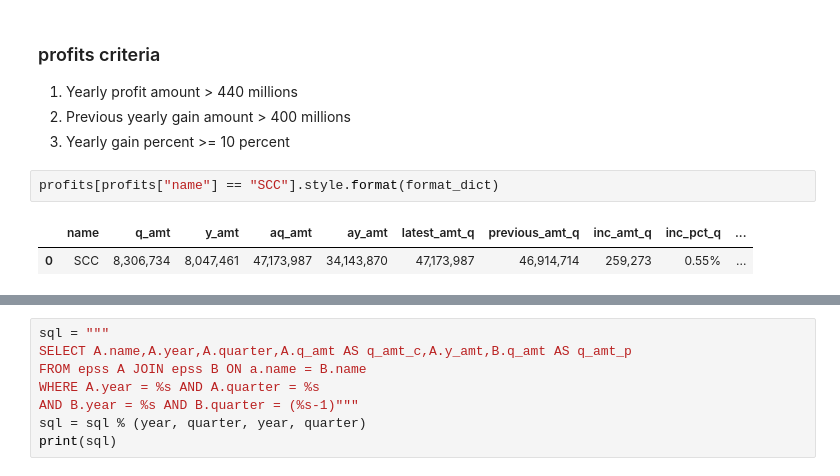
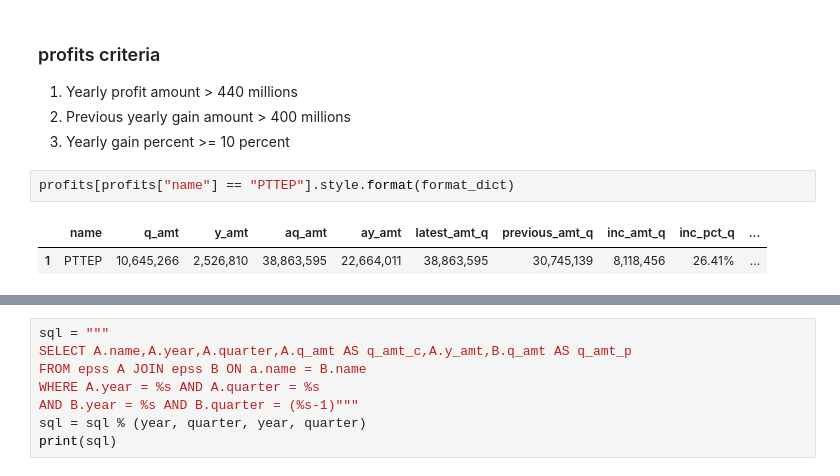
Before and after one commit to santimcs/A8, a Jupyter notebook: Quarterly/440-Create Profits Q4.ipynb, the cells around one changed output, grey strips where cells are left out. Saved outputs shown, nothing was run; the diff lists cells and outputs as text.

```diff
--- a/Quarterly/440-Create Profits Q4.ipynb
+++ b/Quarterly/440-Create Profits Q4.ipynb
@@ -190,10 +195,10 @@ profits.head().style.format(format_dict)
 2. Previous yearly gain amount > 400 millions
 3. Yearly gain percent >= 10 percent
 # %%
-profits[profits["name"] == "SCC"].style.format(format_dict)
+profits[profits["name"] == "PTTEP"].style.format(format_dict)
 # %% [output]
 |  | name | q_amt | y_amt | aq_amt | ay_amt | latest_amt_q | previous_amt_q | inc_amt_q | inc_pct_q | ... |
-| 0 | SCC | 8,306,734 | 8,047,461 | 47,173,987 | 34,143,870 | 47,173,987 | 46,914,714 | 259,273 | 0.55% | ... |
+| 1 | PTTEP | 10,645,266 | 2,526,810 | 38,863,595 | 22,664,011 | 38,863,595 | 30,745,139 | 8,118,456 | 26.41% | ... |
 # %%
 criteria_1 = profits.latest_amt_y > 440_000
 profits.loc[criteria_1, cols].sort_values(by=["name"], ascending=True).style.format(format_dict)
```
Also changed, not shown: parts of 39 cells of this notebook, 52 other files.
